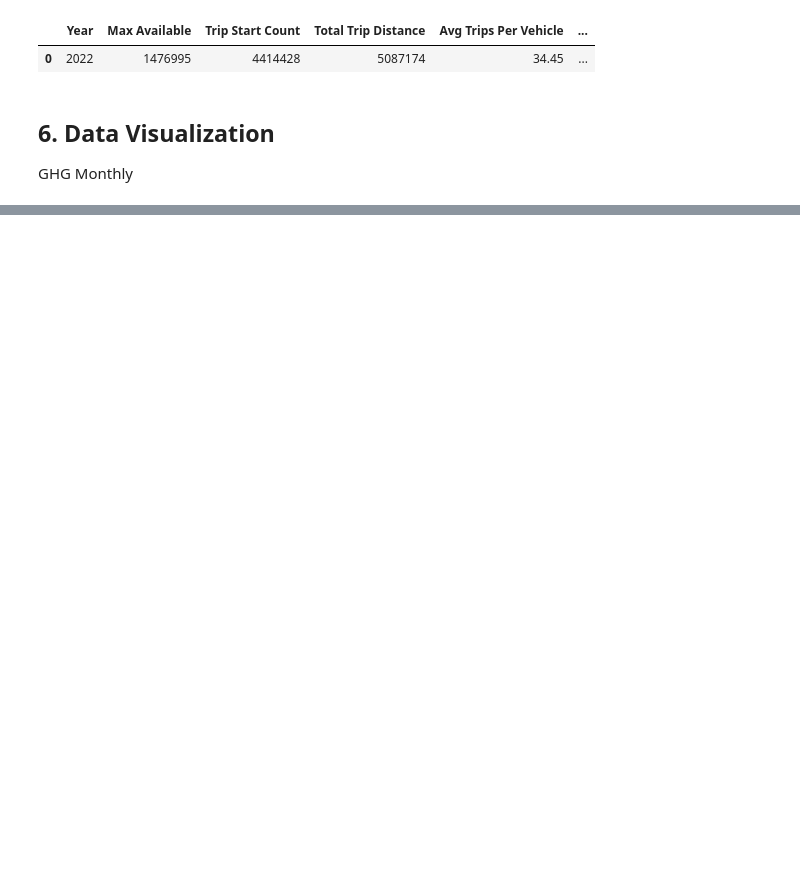
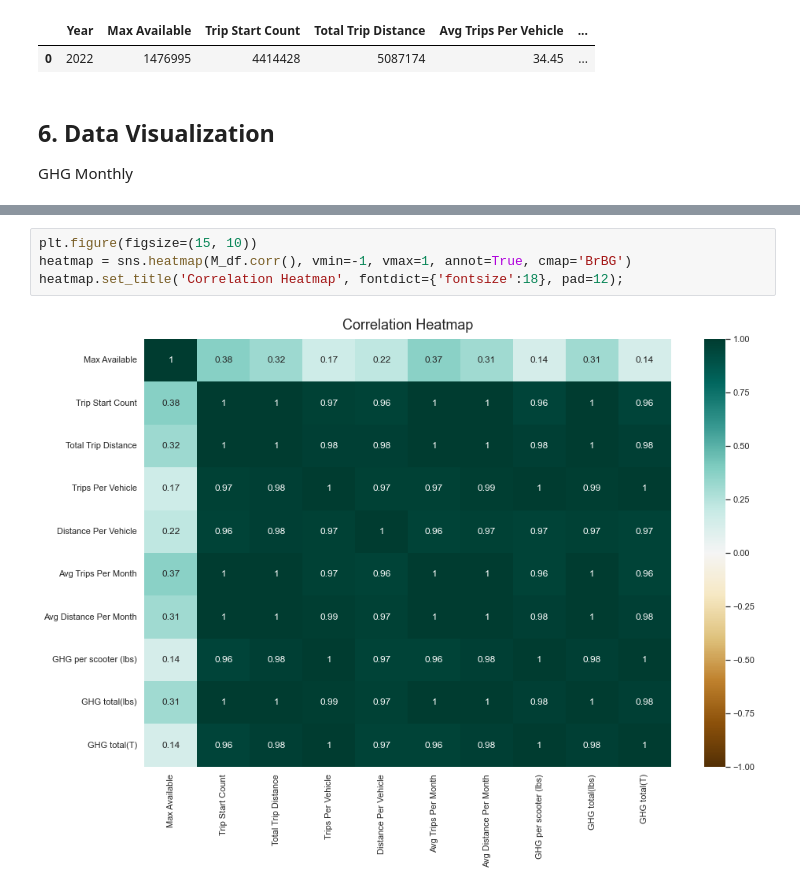
Before and after one commit to khdizon/MicroMobility-Project-KD, a Jupyter notebook: RideReport_Script.ipynb, the cells around one changed output, grey strips where cells are left out. Drawn from its saved outputs; the diff is of its cells as text; blank space fills up the shorter version.

```diff
--- a/RideReport_Script.ipynb
+++ b/RideReport_Script.ipynb
@@ -509,0 +550,6 @@ plt.show()
+# %%
+plt.figure(figsize=(15, 10))
+heatmap = sns.heatmap(M_df.corr(), vmin=-1, vmax=1, annot=True, cmap='BrBG')
+heatmap.set_title('Correlation Heatmap', fontdict={'fontsize':18}, pad=12);
+# %% [output]
+[figure, added]
```
Also changed, not shown: parts of 11 cells of this notebook.
